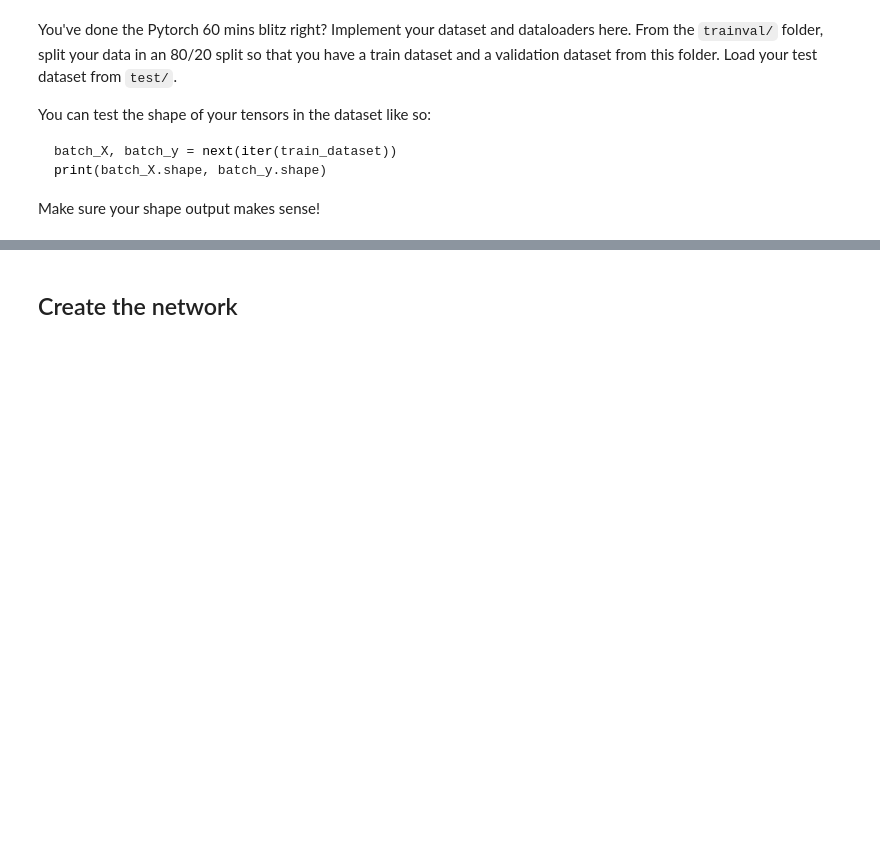
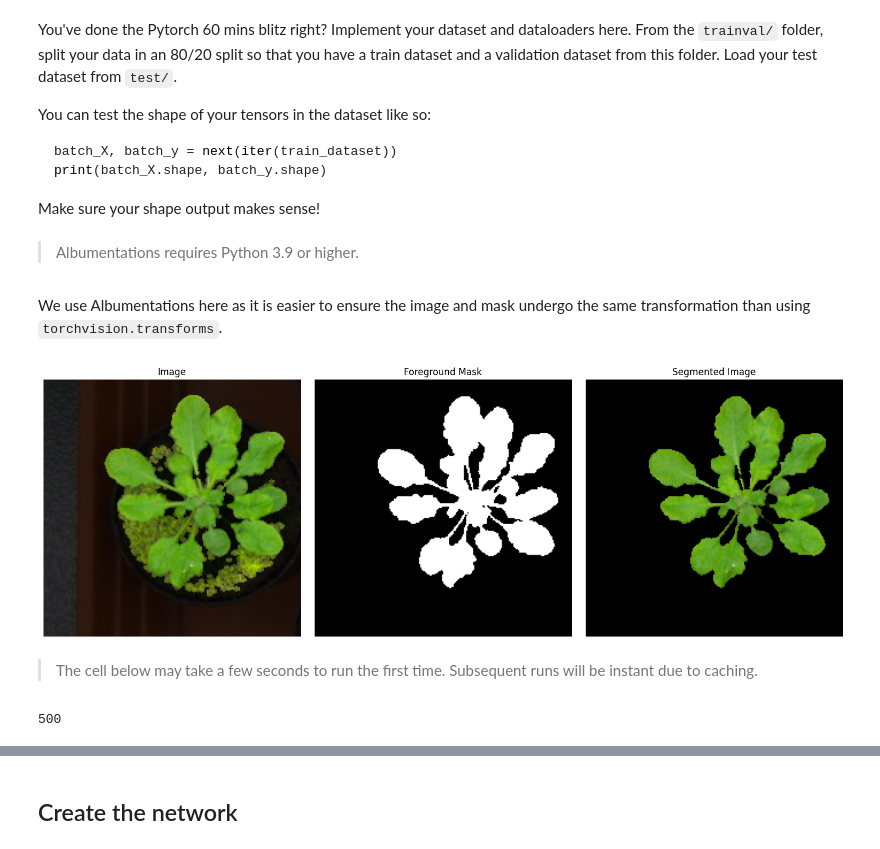
Before and after one commit to jaredliw/ioai-tsp-2025, a Jupyter notebook: lab2/image-segmentation.ipynb, the cells around one changed output, grey strips where cells are left out. Saved outputs shown, nothing was run; the diff lists cells and outputs as text; code cells hidden in the pictures; blank space fills up the shorter version.

````diff
--- a/lab2/image-segmentation.ipynb
+++ b/lab2/image-segmentation.ipynb
@@ -25,3 +93,7 @@ print(batch_X.shape, batch_y.shape)
 ```
 
 Make sure your shape output makes sense!
+# %% [markdown]
+> Albumentations requires Python 3.9 or higher.
+# %% [markdown]
+We use Albumentations here as it is easier to ensure the image and mask undergo the same transformation than using `torchvision.transforms`.
@@ -27,0 +231,42 @@ Make sure your shape output makes sense!
+# %%
+def unnormalize(arr, transpose=True):  # Undo normalization, useful for displaying images
+    if transpose:
+        arr = np.transpose(arr, (1, 2, 0))
+
+    # mean and std from ImageNet
+    mean = np.array([0.485, 0.456, 0.406])
+    std = np.array([0.229, 0.224, 0.225])
+
+    arr = arr * (std[np.newaxis, np.newaxis, :] * 255) + (mean[np.newaxis, np.newaxis, :] * 255)
+    return arr.astype(np.uint8)
+# %%
+def create_dataset(enhance_color=False, custom_train_transform=(A.NoOp(1.0), ), custom_valtest_transform=(A.NoOp(1.0), )):
+    transforms = []
+    for t in (custom_train_transform, custom_valtest_transform):
+        transforms.append(A.Compose([
+            A.Resize(height=224, width=224),
+            *t,
+            ColorEnhance((60, 20, 30), (145, 100, 100), 0.8) if enhance_color else A.NoOp(p=1.0),
+            A.Normalize(),
+            ToTensorV2(transpose_mask=True)
+        ], seed=42))
+
+    ds1 = SegmentationDataset("./trainval", (80, 20), transform=transforms)  # 80/20 split
+    ds2 = SegmentationDataset("./test", transform=transforms[1])
+    return ds1, ds2
+# %%
+ds_trainval, ds_test = create_dataset(enhance_color=True)
+# %%
+# test set, 42th image and mask
+test_img, test_mask = ds_test[42]
+test_img, test_mask = unnormalize(test_img.numpy(), transpose=True), test_mask.numpy()
+display_image(test_img, test_mask, transpose_mask=True)
+plt.tight_layout()
+# %% [output]
+[figure, added]
+# %% [markdown]
+> The cell below may take a few seconds to run the first time. Subsequent runs will be instant due to caching.
+# %%
+sum(1 for _ in ds_trainval[0, :])  # How big is the train set?
+# %% [output]
+500
````
Also changed, not shown: parts of 67 cells of this notebook.
